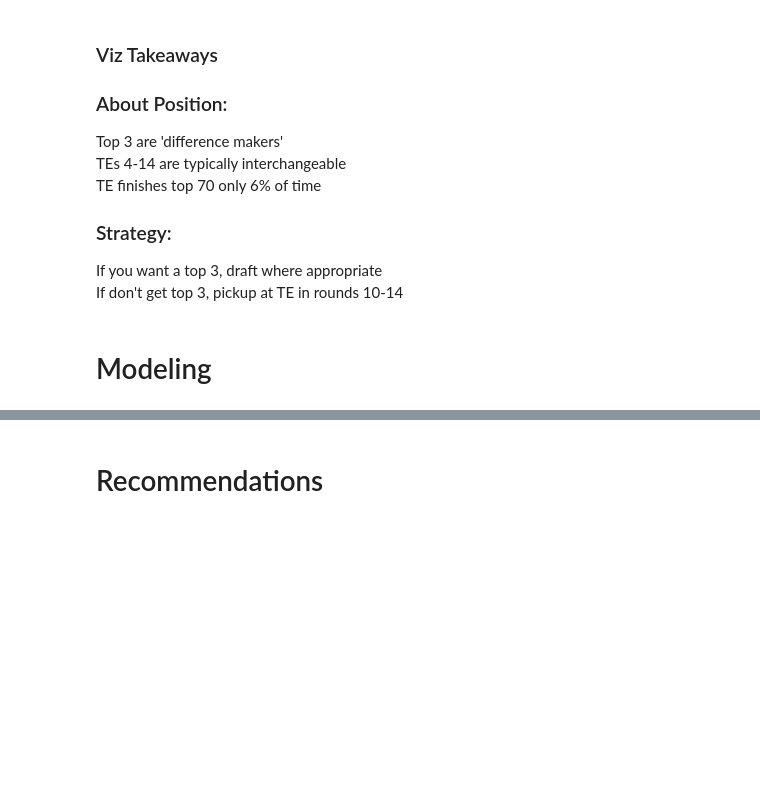
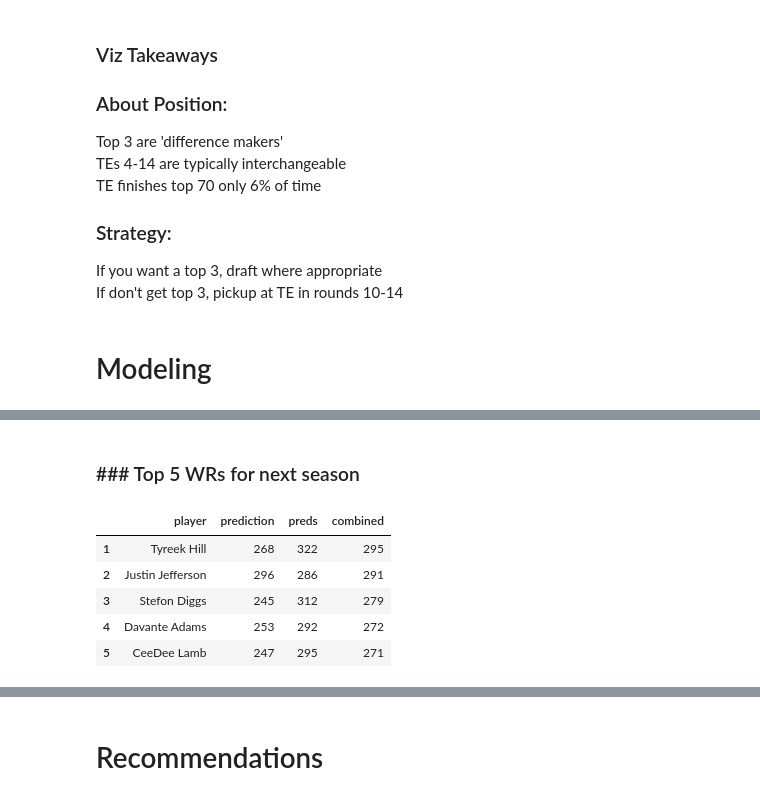
Before and after one commit to ffb-optimal-draft/ffb-draft-strategy, a Jupyter notebook: final_notebook.ipynb, the cells around one changed output, grey strips where cells are left out. Cells and saved outputs as stored; diff of their text form; code cells hidden in the pictures; blank space fills up the shorter version.

```diff
--- a/final_notebook.ipynb
+++ b/final_notebook.ipynb
@@ -189,0 +182,12 @@ pos_2022.sort_values('preds',ascending = False).head(12)
+# %% [markdown]
+### ### Top 5 WRs for next season
+# %%
+wr_preds = pd.read_csv('wr_pred_comb.csv',index_col=0)
+wr_preds.head()
+# %% [output]
+|  | player | prediction | preds | combined |
+| 1 | Tyreek Hill | 268 | 322 | 295 |
+| 2 | Justin Jefferson | 296 | 286 | 291 |
+| 3 | Stefon Diggs | 245 | 312 | 279 |
+| 4 | Davante Adams | 253 | 292 | 272 |
+| 5 | CeeDee Lamb | 247 | 295 | 271 |
```
Also changed, not shown: parts of 14 cells of this notebook, 1 other file.
